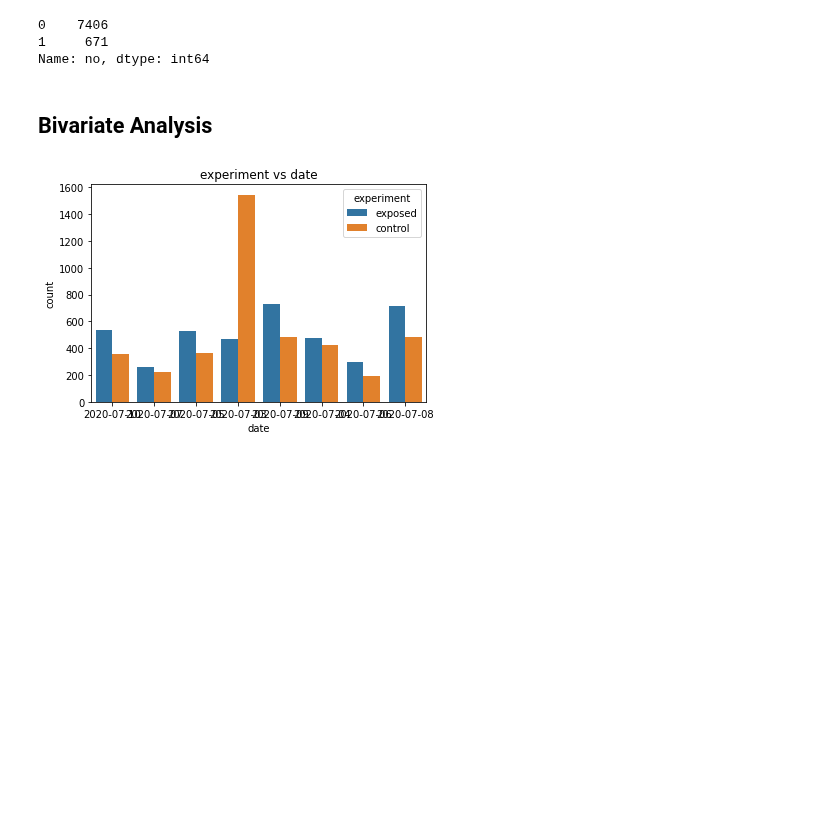
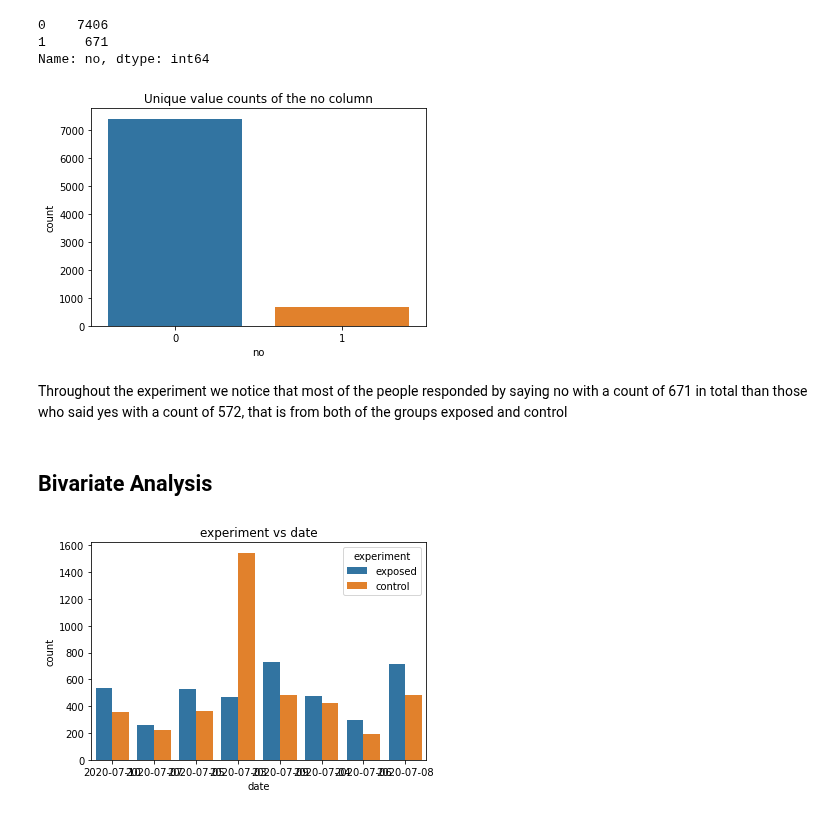
Before and after one commit to tutorialcreation/nlp_swahili_amharic, a Jupyter notebook: notebooks/EDA.ipynb, the cells around one changed output. Drawn from its saved outputs; the diff is of its cells as text; code cells hidden in the pictures; blank space fills up the shorter version.

```diff
--- a/notebooks/EDA.ipynb
+++ b/notebooks/EDA.ipynb
@@ -178,6 +204,15 @@ counts_df
 0    7406
 1     671
 Name: no, dtype: int64
+# %%
+sns.countplot(data=df, x="no")
+plt.title('Unique value counts of the no column')
+plt.show()
+# %% [output]
+[figure, added]
+# %% [markdown]
+Throughout the experiment we notice that most of the people responded by saying no with a
+count of 671 in total than those who said yes with a count of 572, that is from both of the groups exposed and control
 # %% [markdown]
 ## Bivariate Analysis
 # %%
```
Also changed, not shown: parts of 11 cells of this notebook, 5 other files.
